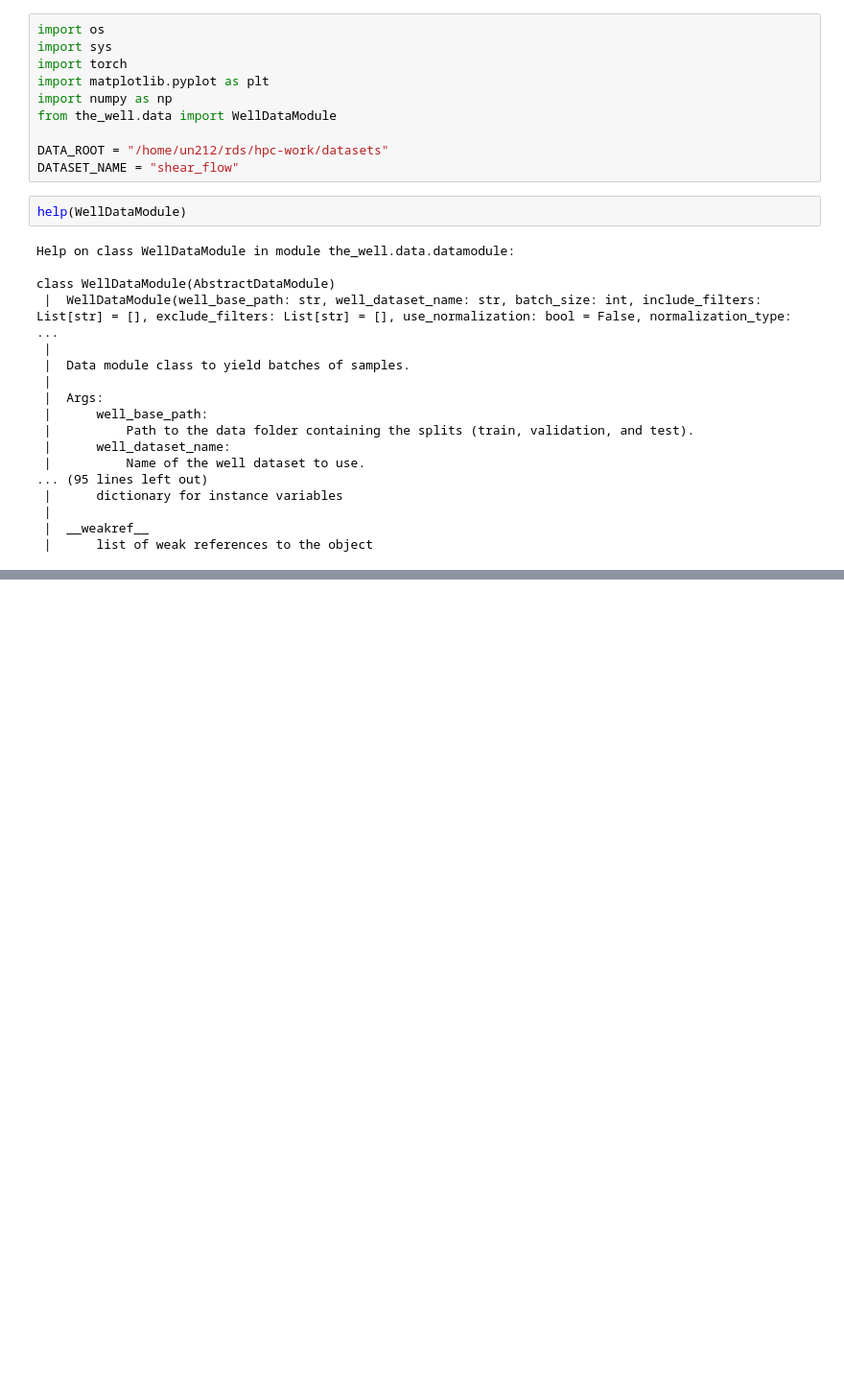
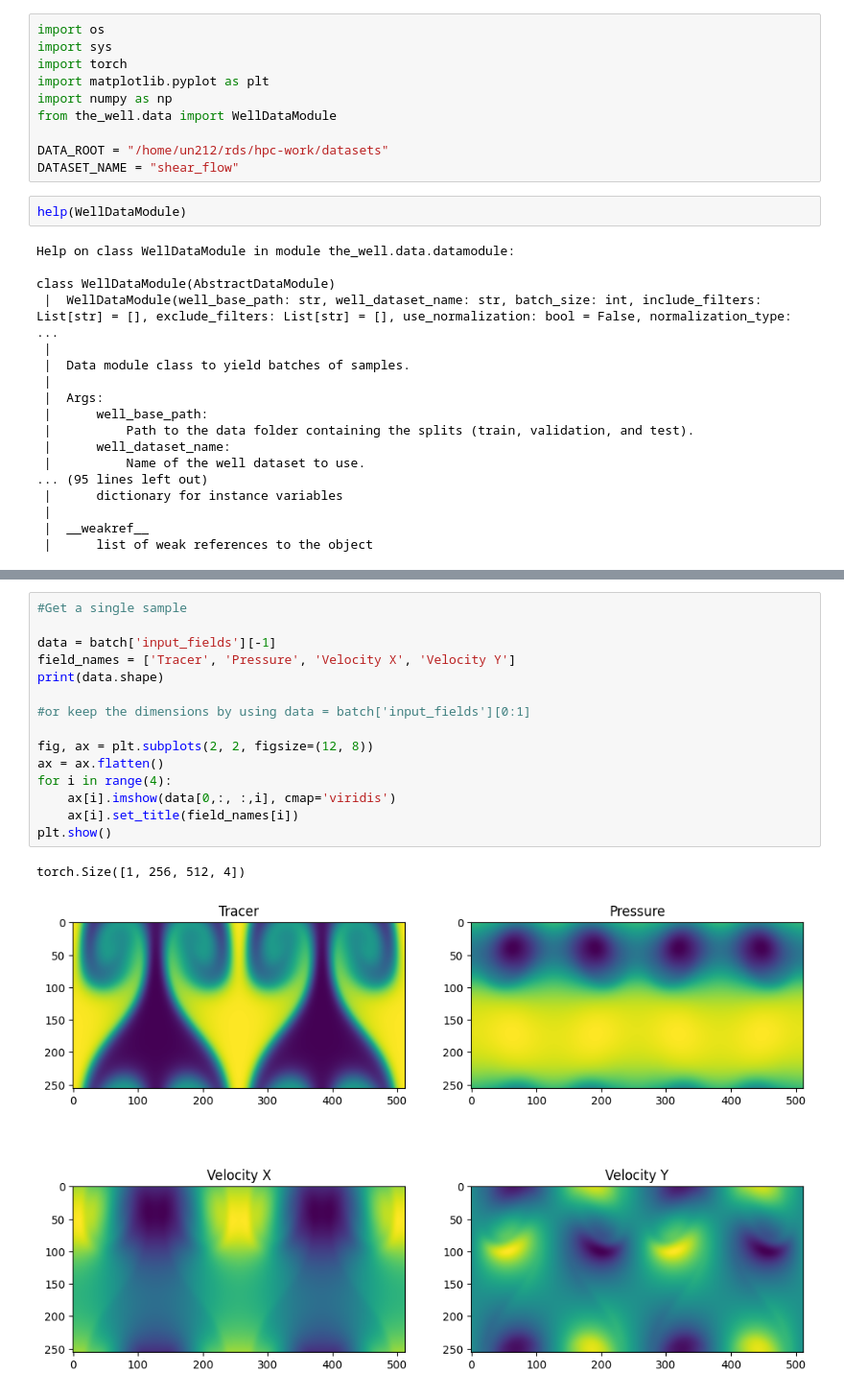
Before and after one commit to urvi2107/My_Masters_Project, a Jupyter notebook: notebooks/analyse_shear_flow.ipynb, the cells around one changed output, grey strips where cells are left out. Shown at 96% size. Drawn from its saved outputs; the diff is of its cells as text; blank space fills up the shorter version.

```diff
--- a/notebooks/analyse_shear_flow.ipynb
+++ b/notebooks/analyse_shear_flow.ipynb
@@ -45,0 +81,18 @@ AttributeError: 'dict' object has no attribute 'help'
+# %%
+#Get a single sample
+
+data = batch['input_fields'][-1]
+field_names = ['Tracer', 'Pressure', 'Velocity X', 'Velocity Y']
+print(data.shape)
+
+#or keep the dimensions by using data = batch['input_fields'][0:1]
+
+fig, ax = plt.subplots(2, 2, figsize=(12, 8))
+ax = ax.flatten()
+for i in range(4):
+    ax[i].imshow(data[0,:, :,i], cmap='viridis')
+    ax[i].set_title(field_names[i])
+plt.show()
+# %% [output]
+torch.Size([1, 256, 512, 4])
+[figure, added]
```
Also changed, not shown: parts of 13 cells of this notebook, 2 other files.
